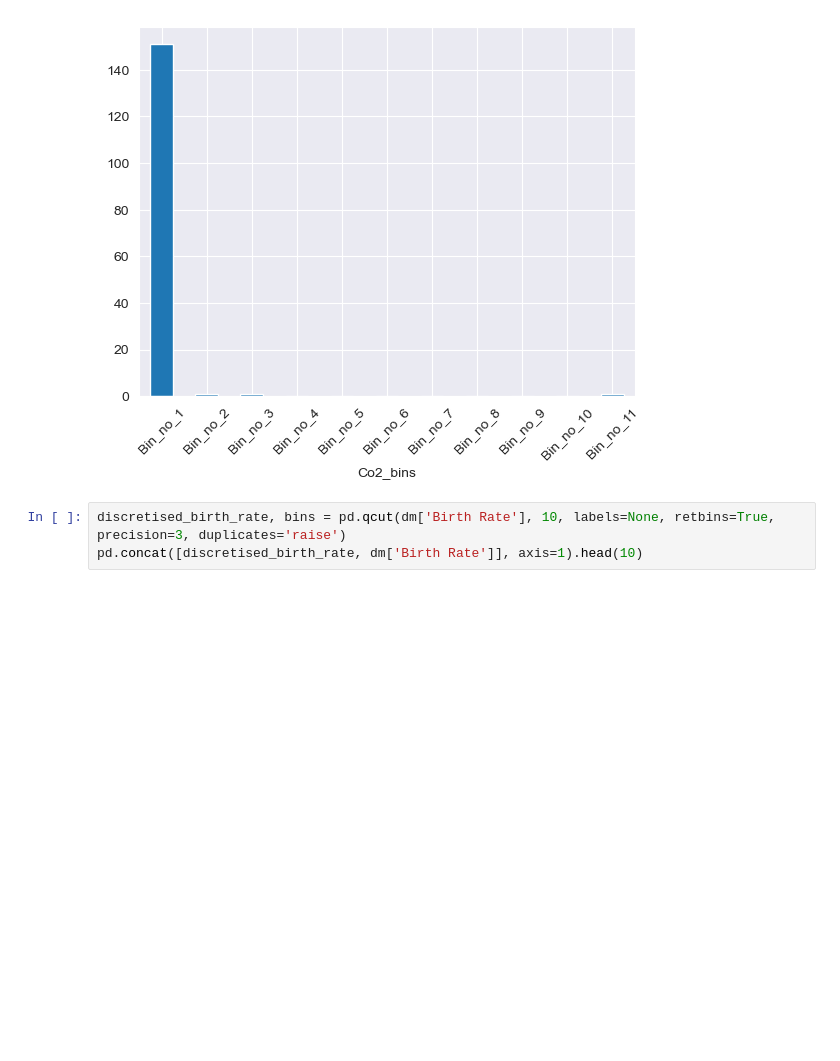
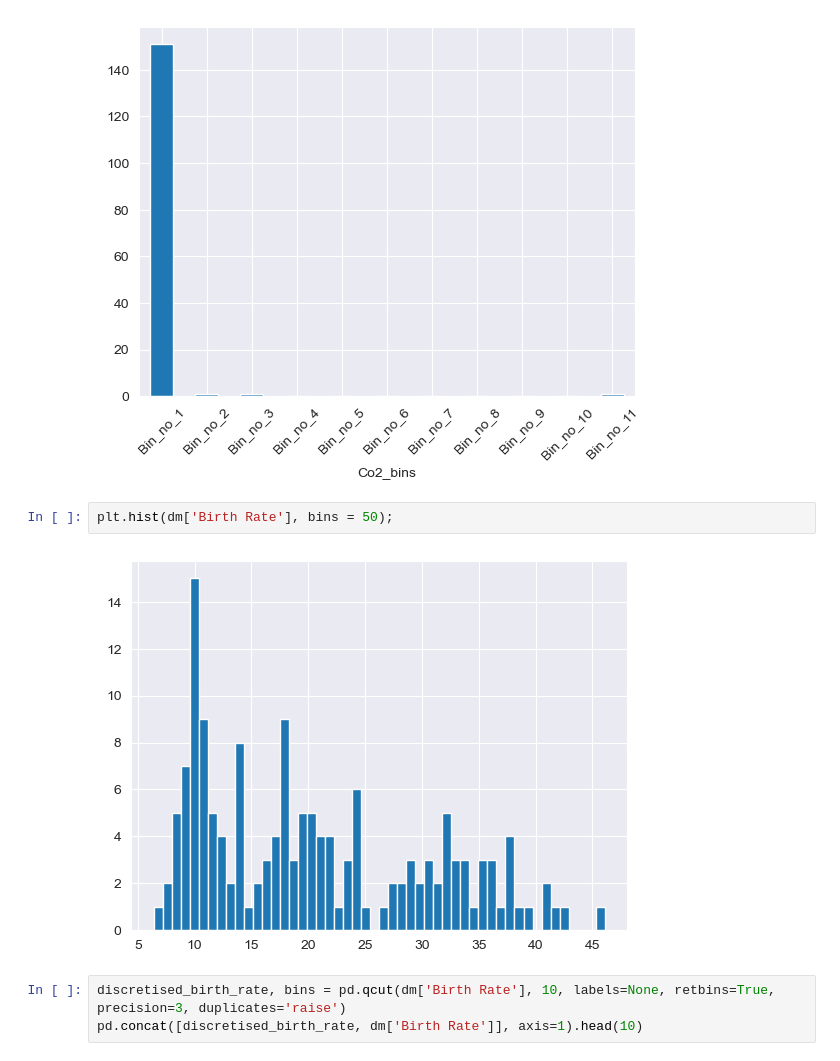
Before and after one commit to ShauryaMalhan/Data-trim, a Jupyter notebook: Shaurya221020448.ipynb, the cells around one changed output. Saved outputs shown, nothing was run; the diff lists cells and outputs as text; blank space fills up the shorter version.

```diff
--- a/Shaurya221020448.ipynb
+++ b/Shaurya221020448.ipynb
@@ -373,6 +419,10 @@ dm.groupby('Co2_bins')['Co2-Emissions'].count().plot.bar()
 plt.xticks(rotation=45);
 # %% [output]
 [figure]
+# %%
+plt.hist(dm['Birth Rate'], bins = 50);
+# %% [output]
+[figure, added]
 # %%
 discretised_birth_rate, bins = pd.qcut(dm['Birth Rate'], 10, labels=None, retbins=True, precision=3, duplicates='raise')
 pd.concat([discretised_birth_rate, dm['Birth Rate']], axis=1).head(10)
```
Also changed, not shown: parts of 6 cells of this notebook.
